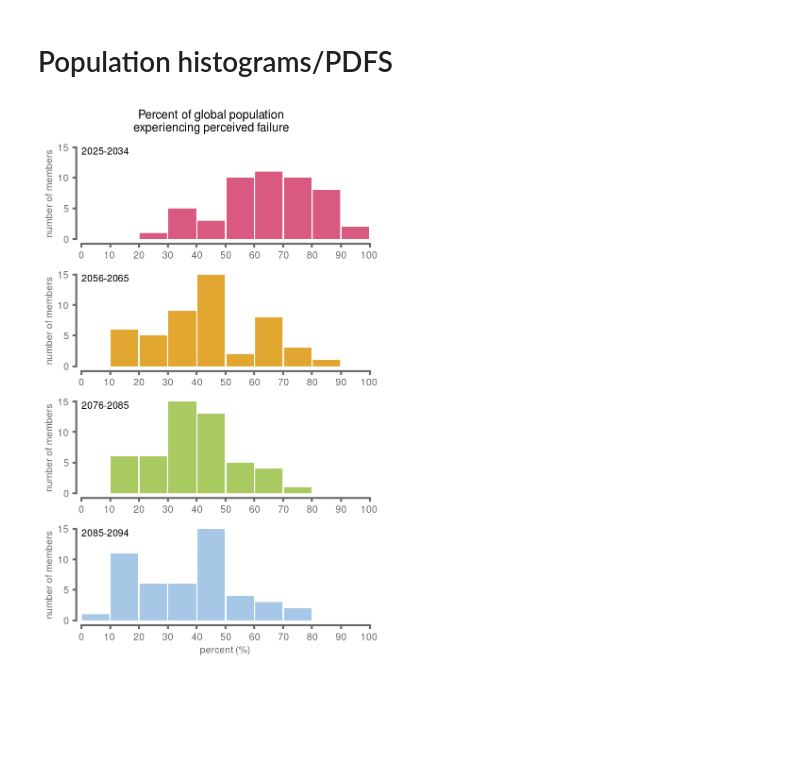
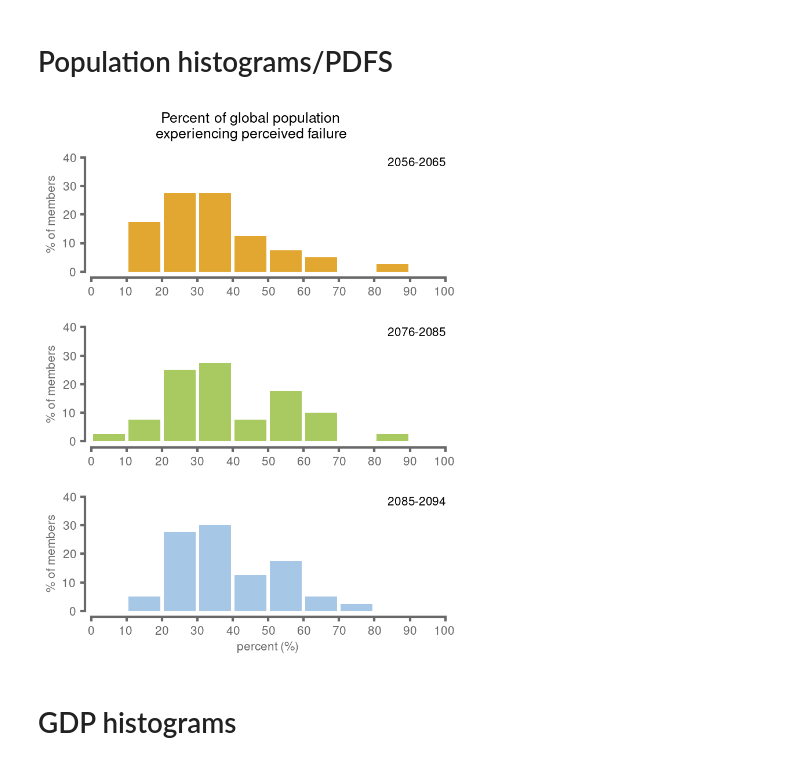
Before and after one commit to eabarnes1010/netzero_perception, a Jupyter notebook: _analysis.ipynb, the cells around one changed output. Drawn from its saved outputs; the diff is of its cells as text; code cells hidden in the pictures; blank space fills up the shorter version.

Commit message:
added gdp histograms and panel plotting

```diff
--- a/_analysis.ipynb
+++ b/_analysis.ipynb
@@ -36,7 +36,7 @@ plt.rc('ytick',color='dimgrey')
 
 map_proj = ct.crs.EqualEarth(central_longitude = 0.)
 # %%
-EXP_NAME = "exp3"
+EXP_NAME = "exp0"
 settings = experiment_settings.get_settings(EXP_NAME)
 TREND_YEARS_NETZERO = (settings["focus_year"],settings["focus_year"]+(settings["time_horizon"]-1))
 TREND_YEARS_PREZERO = (settings["focus_year"]-settings["time_horizon"],settings["focus_year"]-1)
@@ -766,29 +758,36 @@ for iyear, year in enumerate(YEAR_VEC):
 # %%
 colors = ('#D95980','#E1A730','#A9C961','#A7C7E7',) #A7C7E7 #C3B1E1
 plot_years = (2025,2056,2076,2085)
 x_plot = np.arange(0,101,1)
 
 fig = plt.figure(figsize=(5,2*len(plot_years)))
+count = 0
 for i,year in enumerate(plot_years):
 
-    ax = fig.add_subplot(len(plot_years),1,i+1)
+    j = np.where(YEAR_VEC==year)[0]
+    if len(fail_grid_fix[j,:])==0:
+        continue
+    count = count + 1
+    ax = fig.add_subplot(len(plot_years),1,count)
 
-    j = np.where(YEAR_VEC==year)[0]
-    h = fail_grid_fix[j,:]
-    plt.hist(h.T, np.arange(0,110,10),rwidth=.95,color=colors[i])
+    heights, bins = np.histogram(fail_grid_fix[j,:], np.arange(0,110,10))
+    # plt.hist(h.T, np.arange(0,110,10),rwidth=.95,color=colors[i])
+    plt.bar(bins[:-1]+(bins[1]-bins[0])/2,heights/da_all.shape[0]*100,width=9,color=colors[i])
     plots.format_spines(ax)
     plt.xticks(np.arange(0,110,10),np.arange(0,110,10))
-    plt.yticks(np.arange(0,20,5),np.arange(0,20,5))
-    plt.ylim(0,15)
+    plt.yticks(np.arange(0,120,10),np.arange(0,120,10))
+    plt.ylim(0,40)
     plt.xlim(0,100)
-    plt.ylabel('number of members')
-    plt.text(0,15,str(year)+'-'+str(year+settings["time_horizon"]-1),color="k",verticalalignment='top')
+    plt.ylabel('\% of members')
+    plt.text(100,40,str(year)+'-'+str(year+settings["time_horizon"]-1),color="k",verticalalignment='top',horizontalalignment='right')
 
 plt.suptitle('Percent of global population\nexperiencing perceived failure')
 plt.xlabel('percent (\%)')
 
 plt.tight_layout()
 plt.savefig(FIGURE_DIRECTORY + EXP_NAME + '_population_histogram' + '.png' , bbox_inches="tight", dpi=savefig_dpi)
 plt.show()
 # %% [output]
-[figure, old version]
+[figure, new version]
+# %% [markdown]
+# GDP histograms
```
Also changed, not shown: parts of 10 cells of this notebook.
